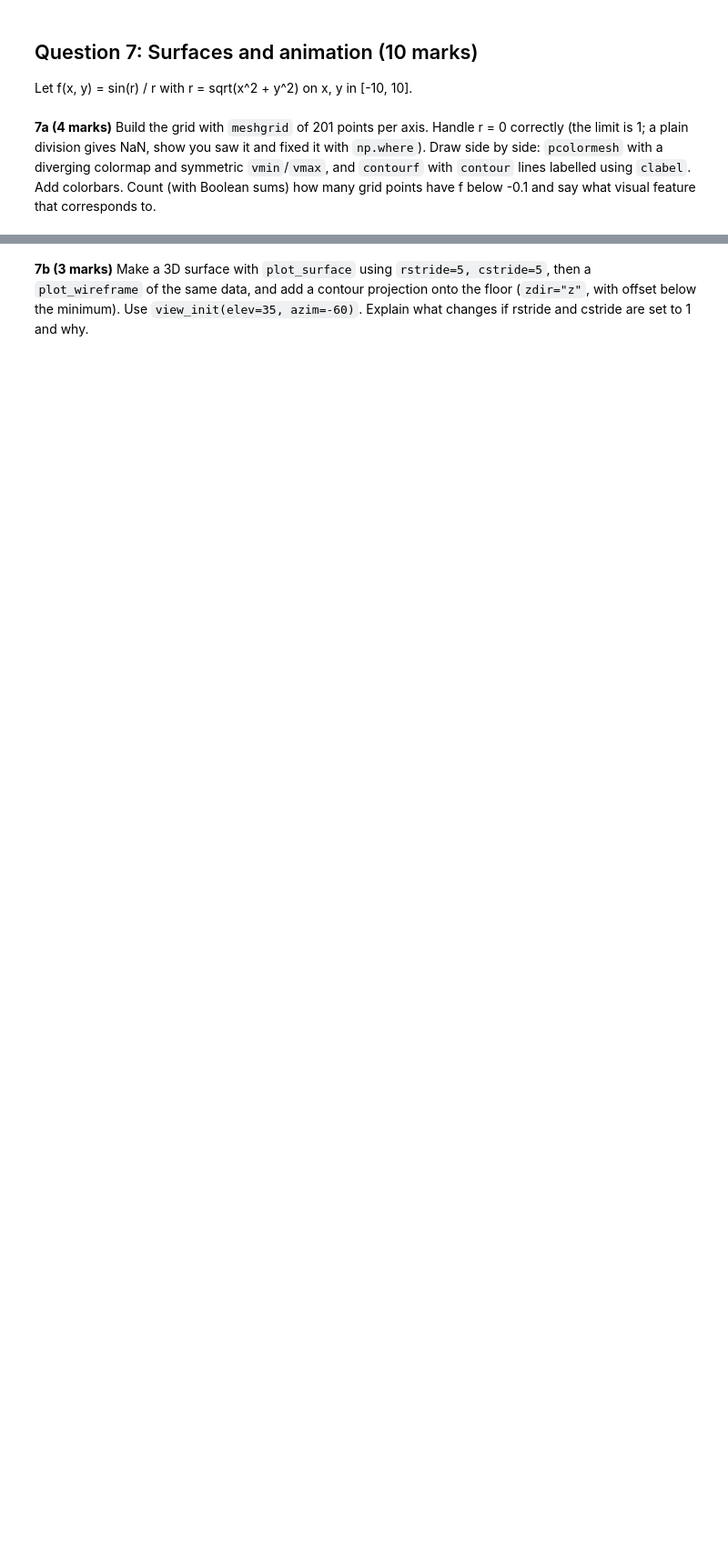
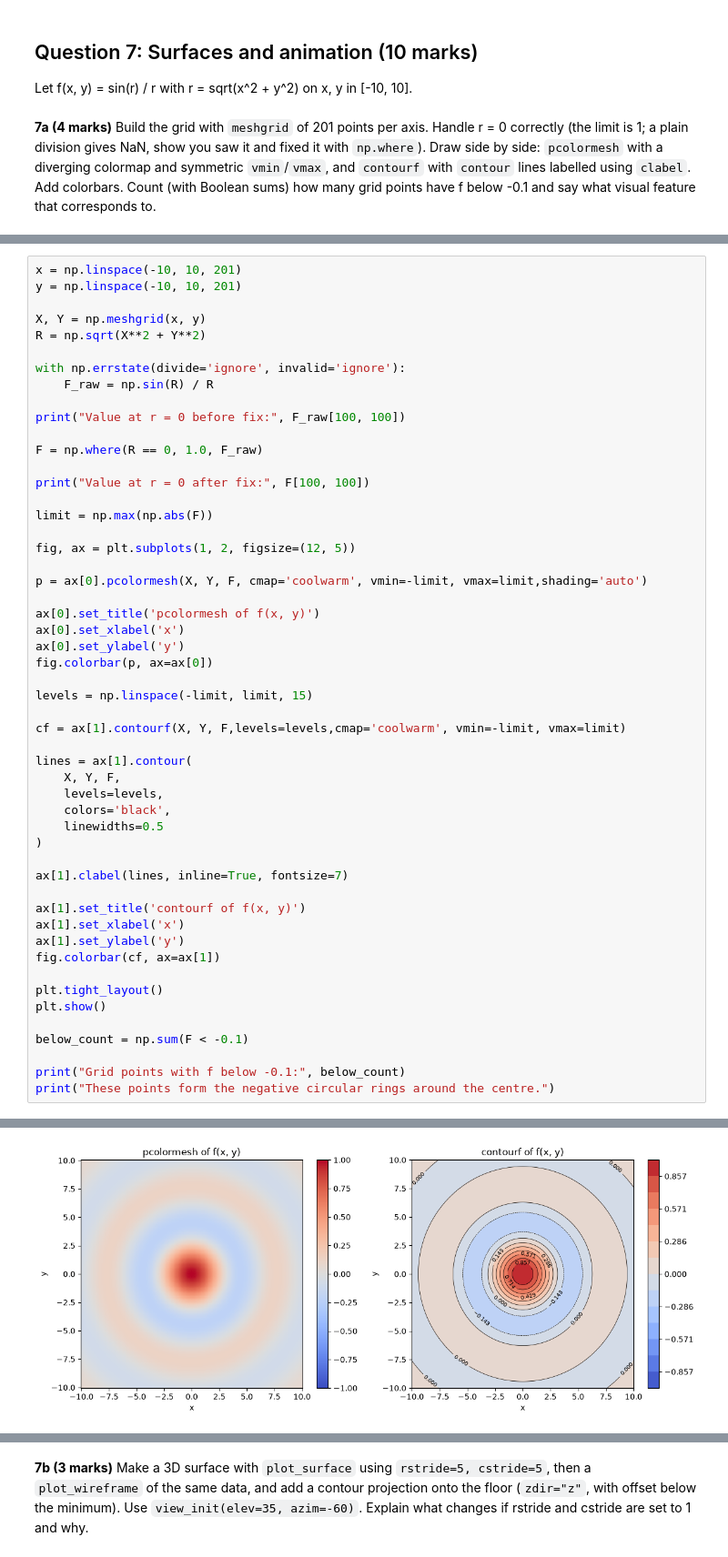
Before and after one commit to hadiyyaaamer08/PAI-A3-25F-0008, a Jupyter notebook: Assignment3_Programming_for_AI.ipynb, the cells around one changed output, grey strips where cells are left out. Shown at 91% size. Saved outputs shown, nothing was run; the diff lists cells and outputs as text; blank space fills up the shorter version.

```diff
--- a/Assignment3_Programming_for_AI.ipynb
+++ b/Assignment3_Programming_for_AI.ipynb
@@ -243,0 +1152,53 @@ Let f(x, y) = sin(r) / r with r = sqrt(x^2 + y^2) on x, y in [-10, 10].
+# %%
+x = np.linspace(-10, 10, 201)
+y = np.linspace(-10, 10, 201)
+
+X, Y = np.meshgrid(x, y)
+R = np.sqrt(X**2 + Y**2)
+
+with np.errstate(divide='ignore', invalid='ignore'):
+    F_raw = np.sin(R) / R
+
+print("Value at r = 0 before fix:", F_raw[100, 100])
+
+F = np.where(R == 0, 1.0, F_raw)
+
+print("Value at r = 0 after fix:", F[100, 100])
+
+limit = np.max(np.abs(F))
+
+fig, ax = plt.subplots(1, 2, figsize=(12, 5))
+
+p = ax[0].pcolormesh(X, Y, F, cmap='coolwarm', vmin=-limit, vmax=limit,shading='auto')
+
+ax[0].set_title('pcolormesh of f(x, y)')
+ax[0].set_xlabel('x')
+ax[0].set_ylabel('y')
+fig.colorbar(p, ax=ax[0])
+
+levels = np.linspace(-limit, limit, 15)
+
+cf = ax[1].contourf(X, Y, F,levels=levels,cmap='coolwarm', vmin=-limit, vmax=limit)
+
+lines = ax[1].contour(
+    X, Y, F,
+    levels=levels,
+    colors='black',
+    linewidths=0.5
+)
+
+ax[1].clabel(lines, inline=True, fontsize=7)
+
+ax[1].set_title('contourf of f(x, y)')
+ax[1].set_xlabel('x')
+ax[1].set_ylabel('y')
+fig.colorbar(cf, ax=ax[1])
+
+plt.tight_layout()
+plt.show()
+
+below_count = np.sum(F < -0.1)
+
+print("Grid points with f below -0.1:", below_count)
+print("These points form the negative circular rings around the centre.")
+# %% [output]
@@ -243,0 +1207 @@ Let f(x, y) = sin(r) / r with r = sqrt(x^2 + y^2) on x, y in [-10, 10].
+[figure, added]
```
Also changed, not shown: parts of 69 cells of this notebook.
